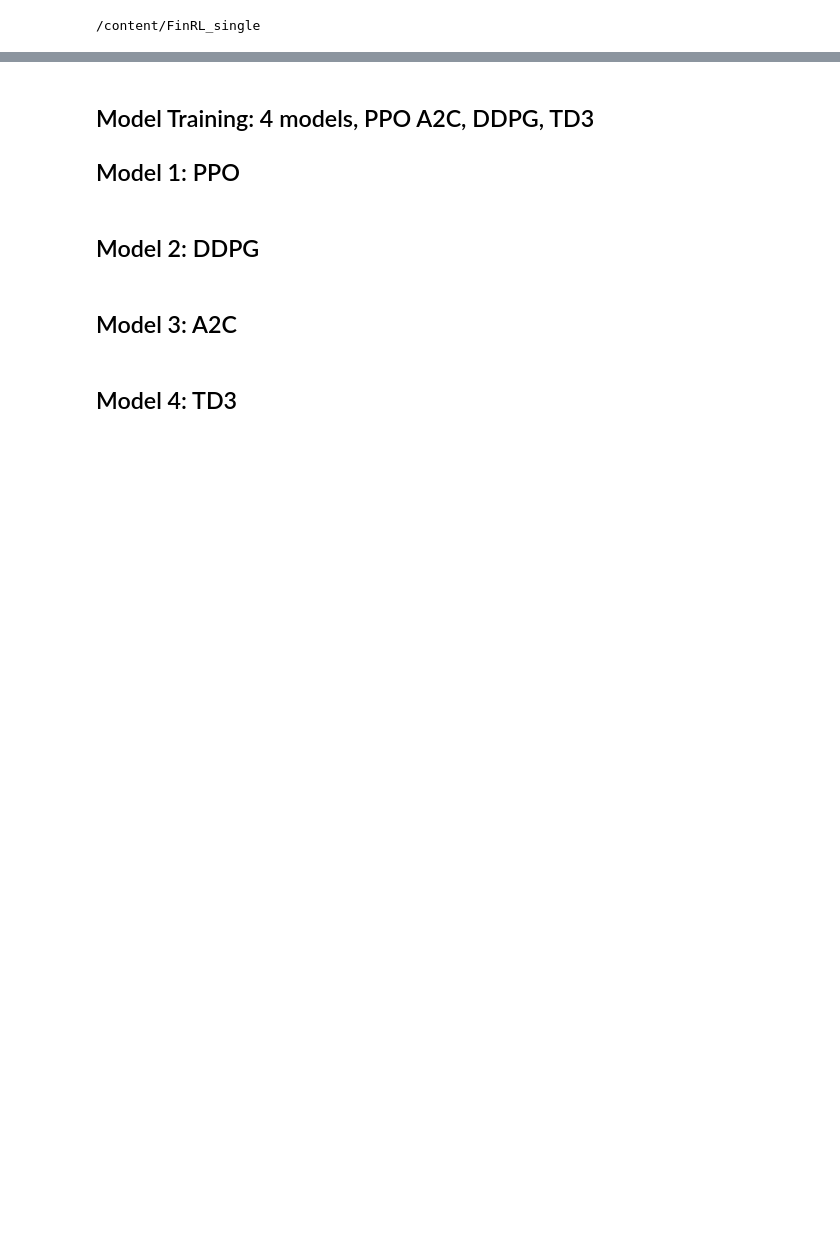
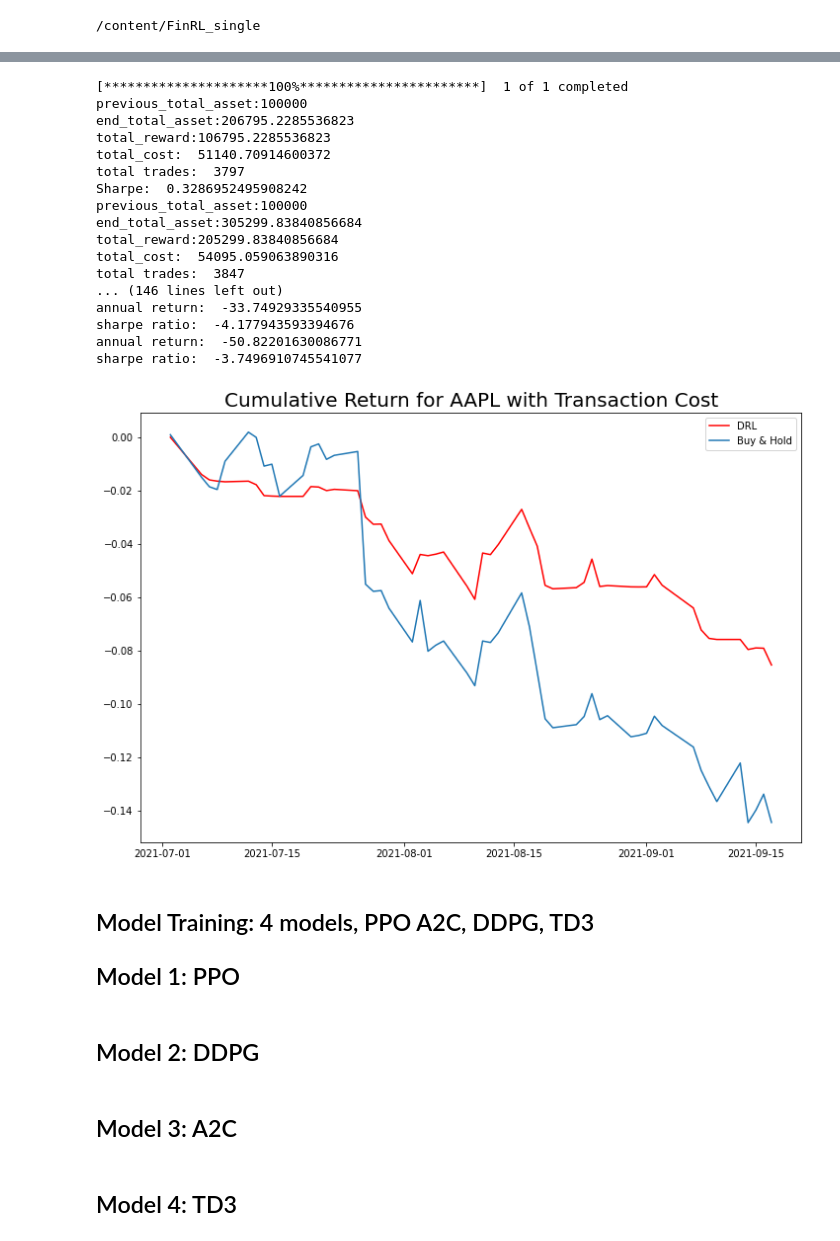
Before and after one commit to pqmsoft1/FinRL_single, a Jupyter notebook: ggColab_DRL_single_stock_trading_OK/Clone3_A2C_ggColab_DRL_single_stock_trading_OK.ipynb, the cells around one changed output, grey strips where cells are left out. Saved outputs shown, nothing was run; the diff lists cells and outputs as text; code cells hidden in the pictures; blank space fills up the shorter version.

```diff
--- a/ggColab_DRL_single_stock_trading_OK/Clone3_A2C_ggColab_DRL_single_stock_trading_OK.ipynb
+++ b/ggColab_DRL_single_stock_trading_OK/Clone3_A2C_ggColab_DRL_single_stock_trading_OK.ipynb
@@ -311,6 +314,7 @@ model_a2c.save(model_sticker_save)
 
 
 #================================================ start load model==============================================================
+
 env_train = DummyVecEnv([lambda: SingleStockEnv(train)])
 model_a2c = A2C('MlpPolicy', env_train, tensorboard_log="./single_stock_trading_2_tensorboard/")
 model_a2c.load(model_sticker_save)
@@ -327,8 +331,8 @@ test = data_clean[(data_clean.datadate >= END_DATE_TRAIN_DATA) ]
 test=test.reset_index(drop=True)
 
 
-#model = model_a2c
-model = model_ppo
+model = model_a2c
+#model = model_ppo
 #model = model_td3
 #model = model_ddpg
 env_test = DummyVecEnv([lambda: SingleStockEnv(test)])
@@ -361,33 +365,52 @@ def get_DRL_sharpe():
     return df_total_value
 
 
 def get_buy_and_hold_sharpe(test):
     test['daily_return']=test['adjcp'].pct_change(1)
     sharpe = (252**0.5)*test['daily_return'].mean()/ \
     test['daily_return'].std()
     annual_return = ((test['daily_return'].mean()+1)**252-1)*100
     print("annual return: ", annual_return)
 
     print("sharpe ratio: ", sharpe)
     #return sharpe
 
 df_total_value=get_DRL_sharpe()
 get_buy_and_hold_sharpe(test)
 DRL_cumulative_return = (df_total_value.account_value.pct_change(1)+1).cumprod()-1
 buy_and_hold_cumulative_return = (test.adjcp.pct_change(1)+1).cumprod()-1
 
 
 
 %matplotlib inline
 fig, ax = plt.subplots(figsize=(12, 8))
 
 plt.plot(test.datadate, DRL_cumulative_return, color='red',label = "DRL")
 plt.plot(test.datadate, buy_and_hold_cumulative_return, label = "Buy & Hold")
 plt.title("Cumulative Return for AAPL with Transaction Cost",size= 20)
 plt.legend()
 plt.rc('legend',fontsize=15)
 plt.rc('xtick', labelsize=15)
 plt.rc('ytick', labelsize=15)
+# %% [output]
+[*********************100%***********************]  1 of 1 completed
+previous_total_asset:100000
+end_total_asset:206795.2285536823
+total_reward:106795.2285536823
+total_cost:  51140.70914600372
+total trades:  3797
+Sharpe:  0.3286952495908242
+previous_total_asset:100000
+end_total_asset:305299.83840856684
+total_reward:205299.83840856684
+total_cost:  54095.059063890316
+total trades:  3847
+... (146 lines left out)
+annual return:  -33.74929335540955
+sharpe ratio:  -4.177943593394676
+annual return:  -50.82201630086771
+sharpe ratio:  -3.7496910745541077
+[figure, added]
 # %% [markdown]
 ## Model Training: 4 models, PPO A2C, DDPG, TD3
 ## Model 1: PPO
```
Also changed, not shown: parts of 4 cells of this notebook.
